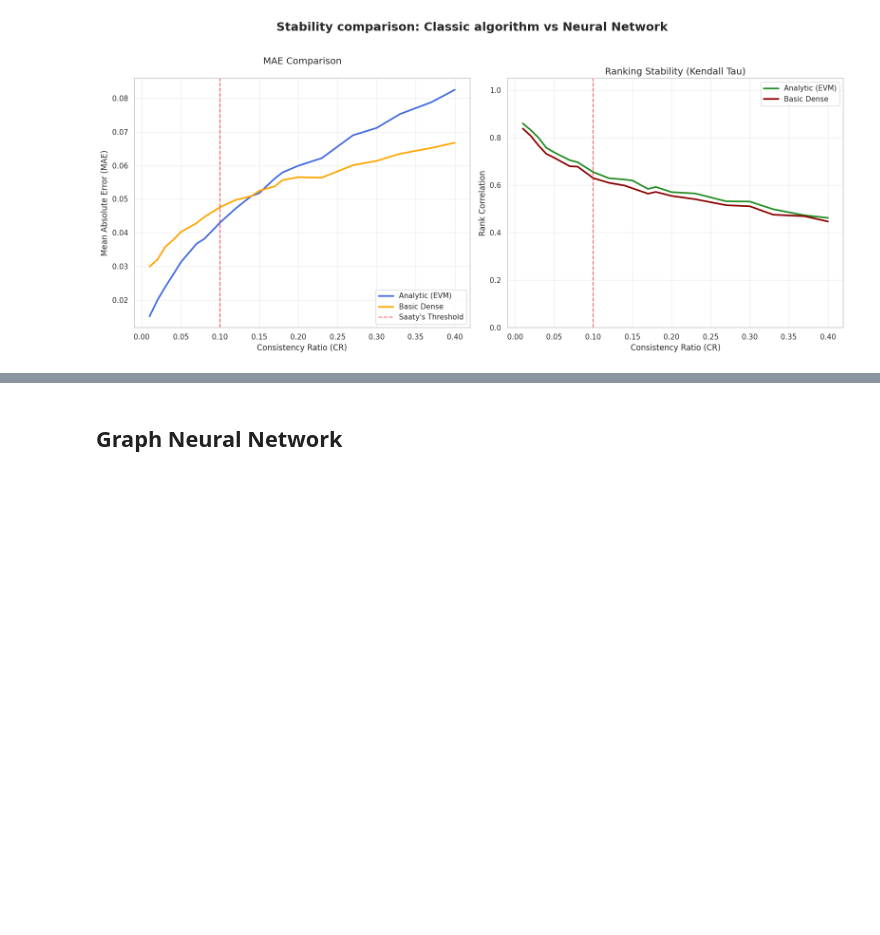
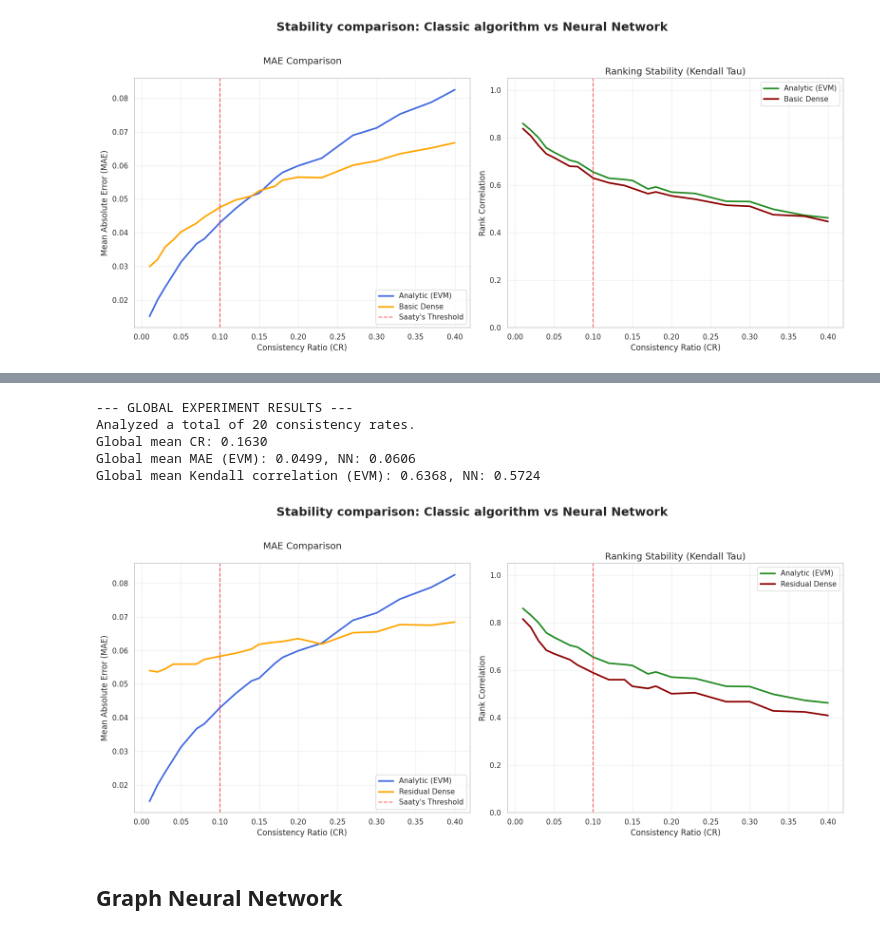
Before and after one commit to KonradHD/NN-preference-modeling, a Jupyter notebook: training.ipynb, the cells around one changed output, grey strips where cells are left out. Drawn from its saved outputs; the diff is of its cells as text; code cells hidden in the pictures; blank space fills up the shorter version.

```diff
--- a/training.ipynb
+++ b/training.ipynb
@@ -227,0 +232,4 @@ Global mean Kendall correlation (EVM): 0.6368, NN: 0.6152
+# %%
+loader = MatricesLoader()
+train_dataset = load_train_dataset_dnn(loader, CONSISTENCY_RATES, CRITERIA_NUM, TRAIN_MATRICES_NUM, IS_UNIFORM)
+valid_dataset = load_valid_dataset_dnn(loader, CONSISTENCY_RATES, CRITERIA_NUM, VALID_MATRICES_NUM, IS_UNIFORM)
@@ -228,3 +342,16 @@ Global mean Kendall correlation (EVM): 0.6368, NN: 0.6152
+# %%
+evm_solver = EVM()
+evaluator = Evaluator()
+nn_name = f"{MODEL_NAME.split('_')[0]} {MODEL_TYPE}".title()
+
+compare_results_batch(evm_solver, evaluator, matrices, weights, predicted_priority_weights, nn_name)
+# %% [output]
+--- GLOBAL EXPERIMENT RESULTS ---
+Analyzed a total of 20 consistency rates.
+Global mean CR: 0.1630
+Global mean MAE (EVM): 0.0499, NN: 0.0606
+Global mean Kendall correlation (EVM): 0.6368, NN: 0.5724
+[figure, added]
 # %% [markdown]
 ## Graph Neural Network
 # %%
```
Also changed, not shown: parts of 13 cells of this notebook, 23 other files.
